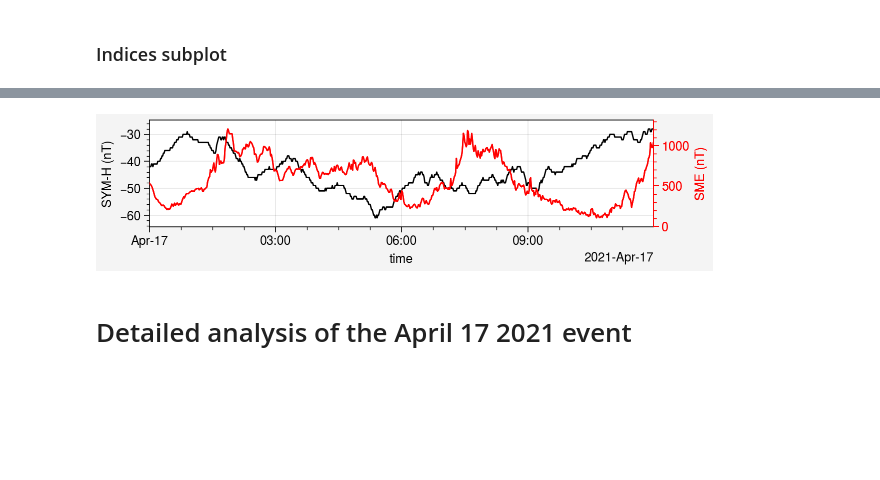
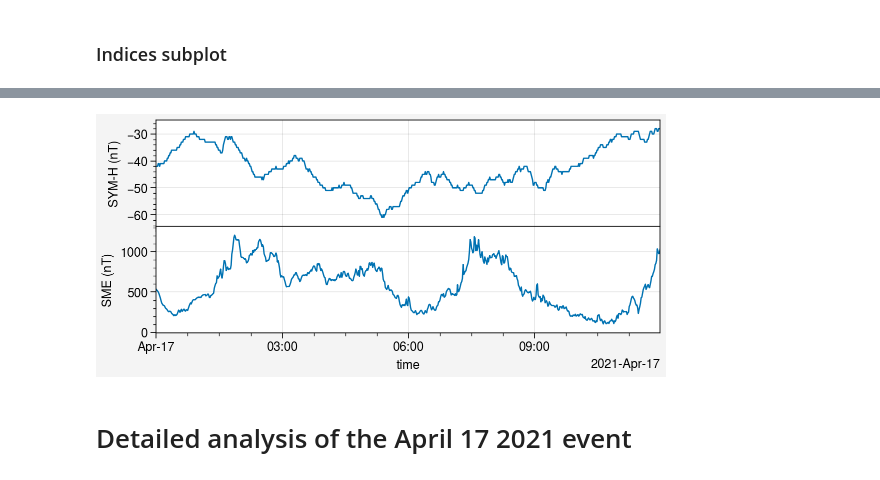
Before and after one commit to Beforerr/EMIC_multi-satellites_study, a Jupyter notebook: nbs/00_overview.ipynb, the cells around one changed output, grey strips where cells are left out. Cells and saved outputs as stored; diff of their text form; code cells hidden in the pictures; blank space fills up the shorter version.

```diff
--- a/nbs/00_overview.ipynb
+++ b/nbs/00_overview.ipynb
@@ -104,34 +97,26 @@ sym_h.attrs["units"] = "nT"
 # %%
-def label_formatter(da: xr.DataArray):
-    if "units" in da.attrs.keys() and da.units != "":
-        return f"{da.long_name} ({da.units})"
-    else:
-        return da.long_name
+def plot_indices(fname = "indices_SYM_H_SME", save=False, alty=False):
 
+    fig, axs = pplt.subplots(nrows=2, sharey = False, space=0, refwidth=tplot_refwidth, refheight=tplot_refheight)
 
-def plot_indices(save=False):
-    fname = "indices_SYM_H_SME"
+    axs[0].plot(sym_h)
+    axs[1].plot(sme)
 
-    fig, ax = pplt.subplots(refwidth=tplot_refwidth, refheight=tplot_refheight)
+    if alty:
+        temp_ax = axs[0].alty(color="red", label=label_formatter(sme))
+        temp_ax.plot(sme, color="red")
 
-    ax.plot(sym_h, color="black")
-    temp_ax = ax.alty(color="red", label=label_formatter(sme))
-    temp_ax.plot(sme, color="red")
-
-    ax.format(**ax_format_args)
-    temp_ax.format(**ax_format_args)
+    axs.format(**ax_format_args)
 
     if save:
-        fig.savefig(f"../figures/{fname}.svg")
-        fig.savefig(f"../figures/{fname}.pdf")
+        fig.savefig(plotsdir() / f"{fname}.svg")
+        fig.savefig(plotsdir() / f"{fname}.pdf")
 
     return fig
 
-
-# fig = plot_indices()
 fig = plot_indices(save=True)
 # %% [output]
-[figure, old version]
+[figure, new version]
 # %% [markdown]
 # Detailed analysis of the April 17 2021 event
 # %% [markdown]
```
Also changed, not shown: parts of 5 cells of this notebook, 20 other files.
